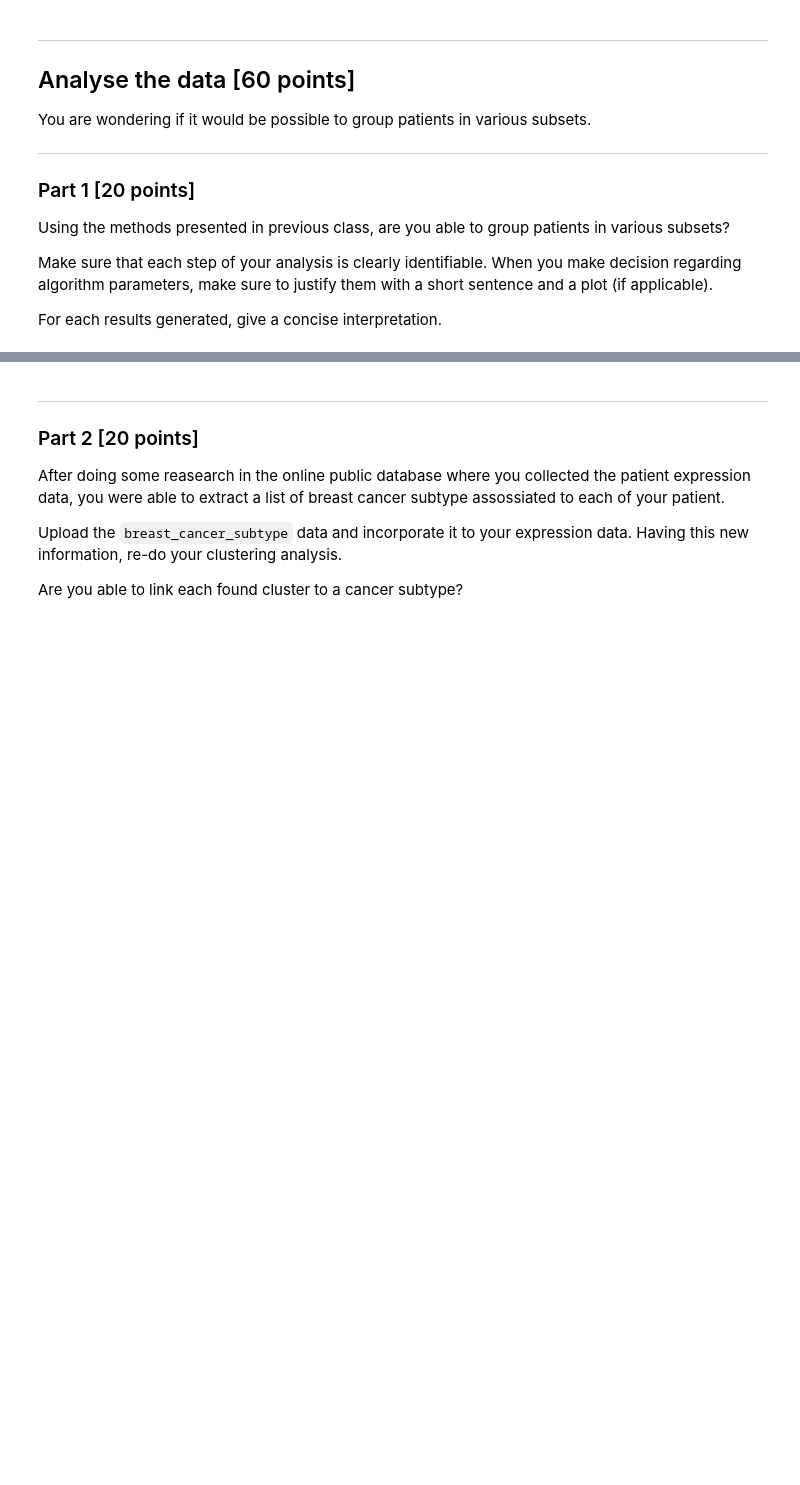
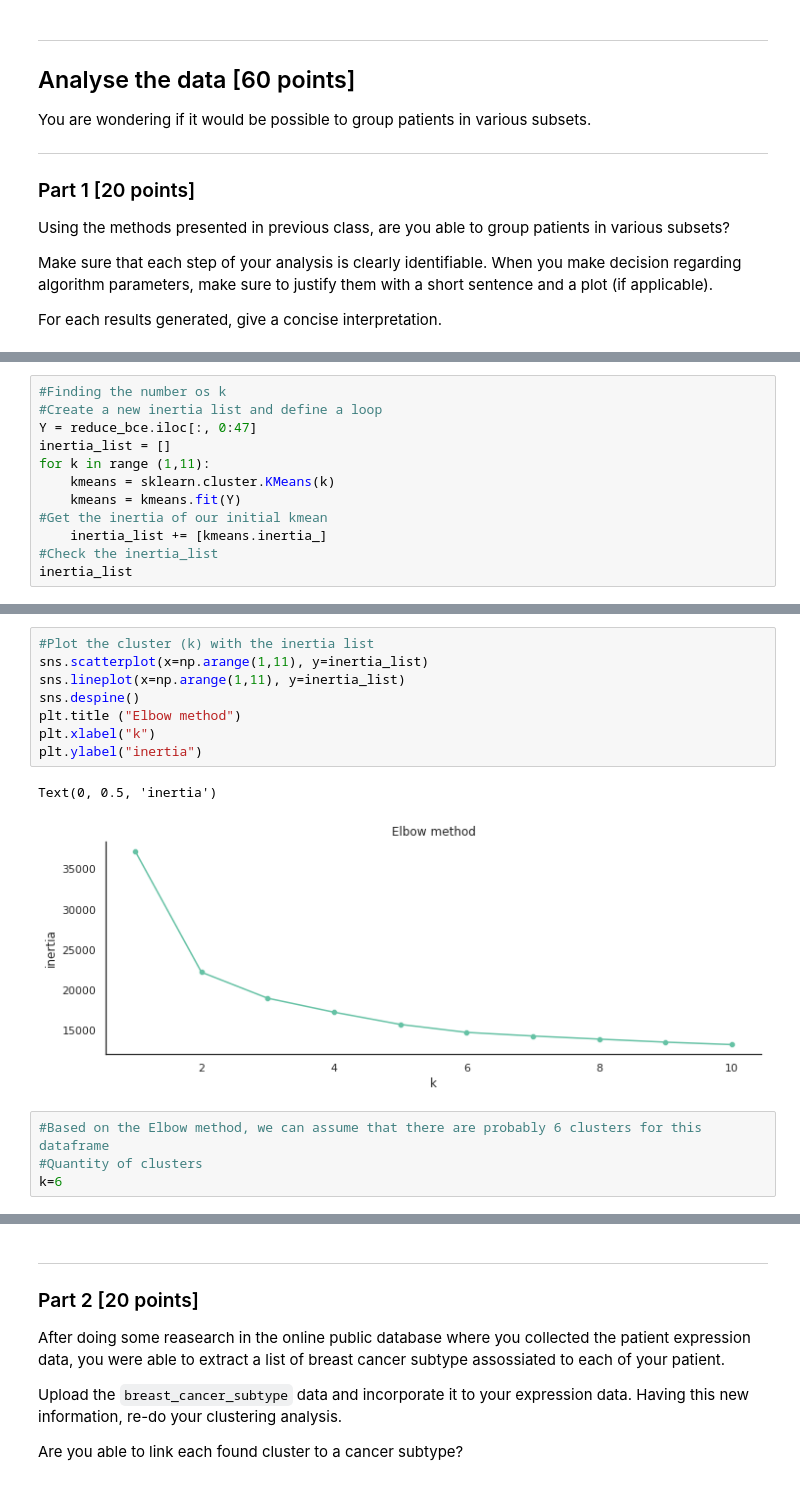
Before and after one commit to CamilaLK/S21_data_analysis, a Jupyter notebook: data_analysis_3.ipynb, the cells around one changed output, grey strips where cells are left out. Cells and saved outputs as stored; diff of their text form; blank space fills up the shorter version.

```diff
--- a/data_analysis_3.ipynb
+++ b/data_analysis_3.ipynb
@@ -60,0 +175,12 @@ For each results generated, give a concise interpretation.
+# %%
+#Finding the number os k
+#Create a new inertia list and define a loop
+Y = reduce_bce.iloc[:, 0:47]
+inertia_list = []
+for k in range (1,11):
+    kmeans = sklearn.cluster.KMeans(k)
+    kmeans = kmeans.fit(Y)
+#Get the inertia of our initial kmean
+    inertia_list += [kmeans.inertia_]
+#Check the inertia_list
+inertia_list
@@ -60,0 +198,15 @@ For each results generated, give a concise interpretation.
+# %%
+#Plot the cluster (k) with the inertia list
+sns.scatterplot(x=np.arange(1,11), y=inertia_list)
+sns.lineplot(x=np.arange(1,11), y=inertia_list)
+sns.despine()
+plt.title ("Elbow method")
+plt.xlabel("k")
+plt.ylabel("inertia")
+# %% [output]
+Text(0, 0.5, 'inertia')
+[figure, added]
+# %%
+#Based on the Elbow method, we can assume that there are probably 6 clusters for this dataframe
+#Quantity of clusters
+k=6
```
Also changed, not shown: parts of 29 cells of this notebook.
